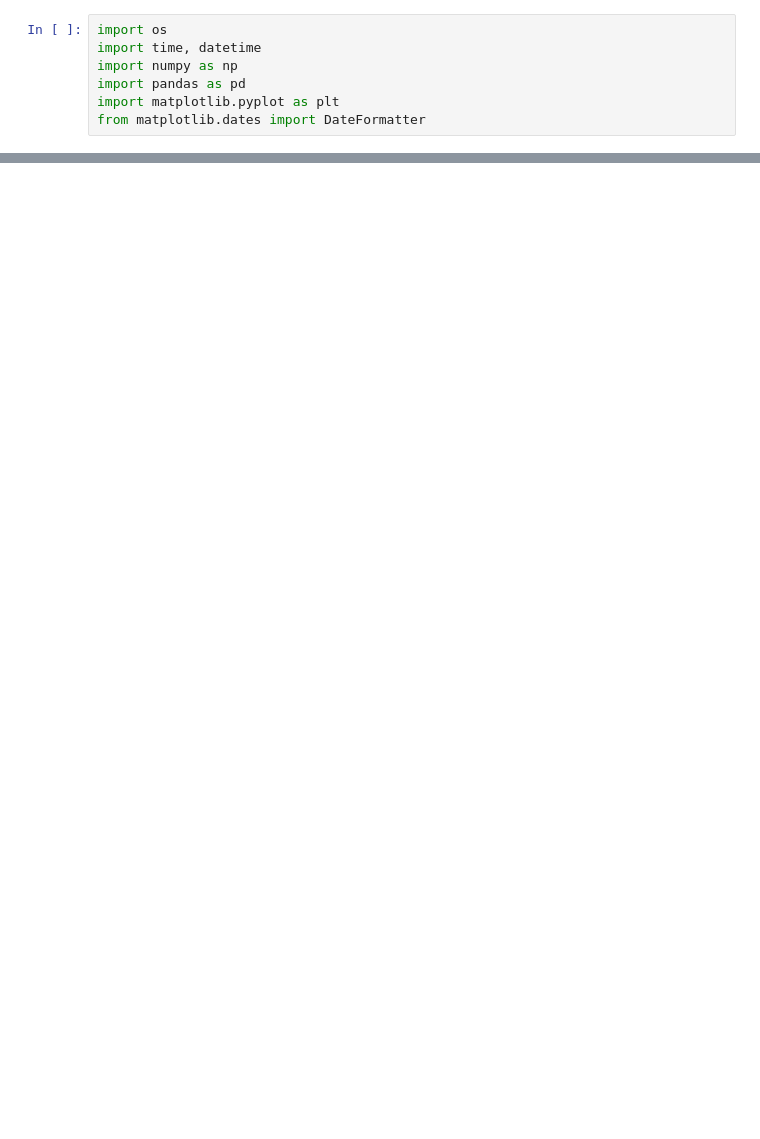
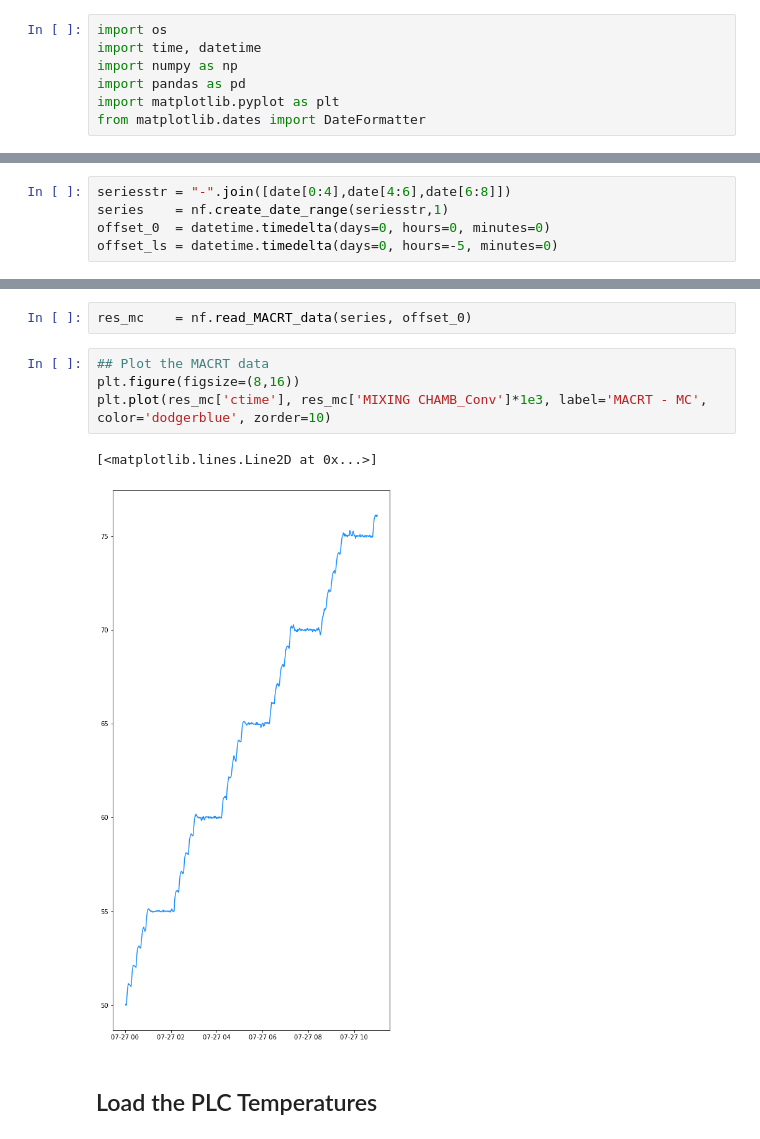
Before and after one commit to nkurinsky/NEXUS_RF, a Jupyter notebook: DeviceControl/FridgePlots/Lakeshore Plotter NR24.ipynb, the cells around one changed output, grey strips where cells are left out. Cells and saved outputs as stored; diff of their text form; blank space fills up the shorter version.

```diff
--- a/DeviceControl/FridgePlots/Lakeshore Plotter NR24.ipynb
+++ b/DeviceControl/FridgePlots/Lakeshore Plotter NR24.ipynb
@@ -139,0 +164,5 @@ plt.gca().set_xlim([datetime.datetime(2024,7,26,10,0,0) , xlim[1]])
+# %%
+seriesstr = "-".join([date[0:4],date[4:6],date[6:8]])
+series    = nf.create_date_range(seriesstr,1)
+offset_0  = datetime.timedelta(days=0, hours=0, minutes=0)
+offset_ls = datetime.timedelta(days=0, hours=-5, minutes=0)
@@ -139,0 +172,11 @@ plt.gca().set_xlim([datetime.datetime(2024,7,26,10,0,0) , xlim[1]])
+# %%
+res_mc    = nf.read_MACRT_data(series, offset_0)
+# %%
+## Plot the MACRT data
+plt.figure(figsize=(8,16))
+plt.plot(res_mc['ctime'], res_mc['MIXING CHAMB_Conv']*1e3, label='MACRT - MC', color='dodgerblue', zorder=10)
+# %% [output]
+[<matplotlib.lines.Line2D at 0x...>]
+[figure, added]
+# %% [markdown]
+## Load the PLC Temperatures
```
Also changed, not shown: parts of 26 cells of this notebook, 2 other files.
